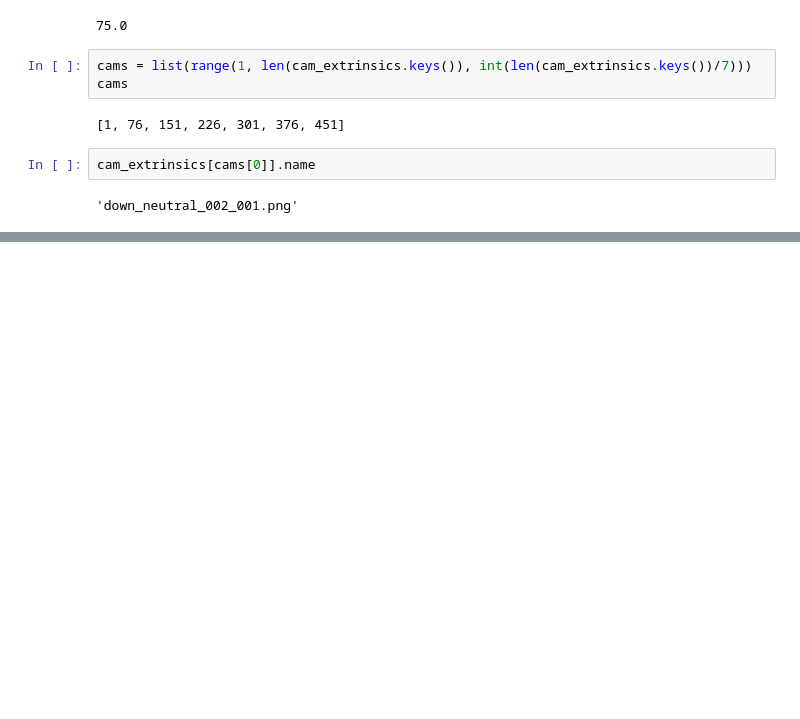
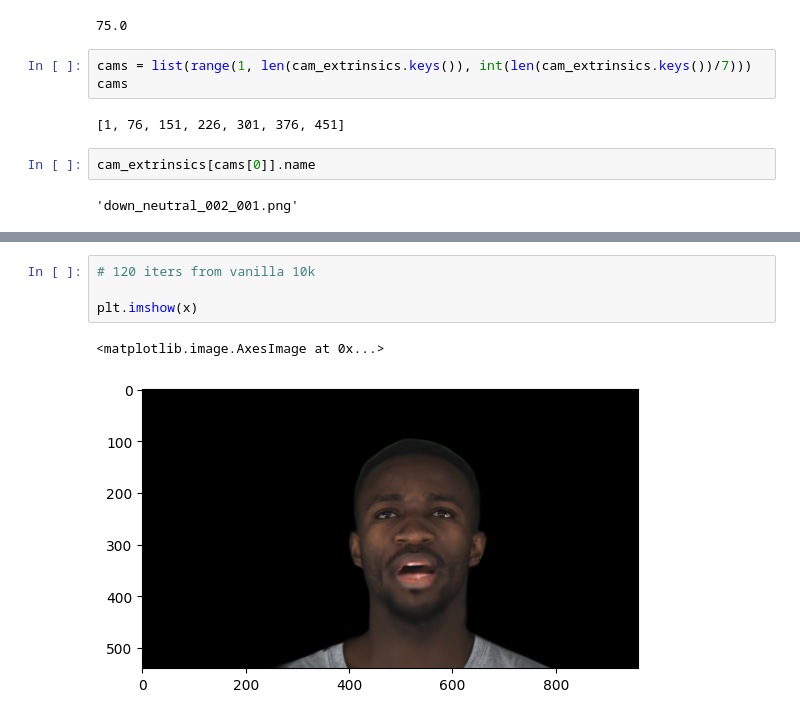
Before and after one commit to arpita2512/gaussian-splatting, a Jupyter notebook: test.ipynb, the cells around one changed output, grey strips where cells are left out. Drawn from its saved outputs; the diff is of its cells as text; blank space fills up the shorter version.

```diff
--- a/test.ipynb
+++ b/test.ipynb
@@ -442,0 +311,7 @@ gc.collect()
+# %%
+# 120 iters from vanilla 10k
+
+plt.imshow(x)
+# %% [output]
+<matplotlib.image.AxesImage at 0x...>
+[figure, added]
```
Also changed, not shown: parts of 67 cells of this notebook, 10 other files.
